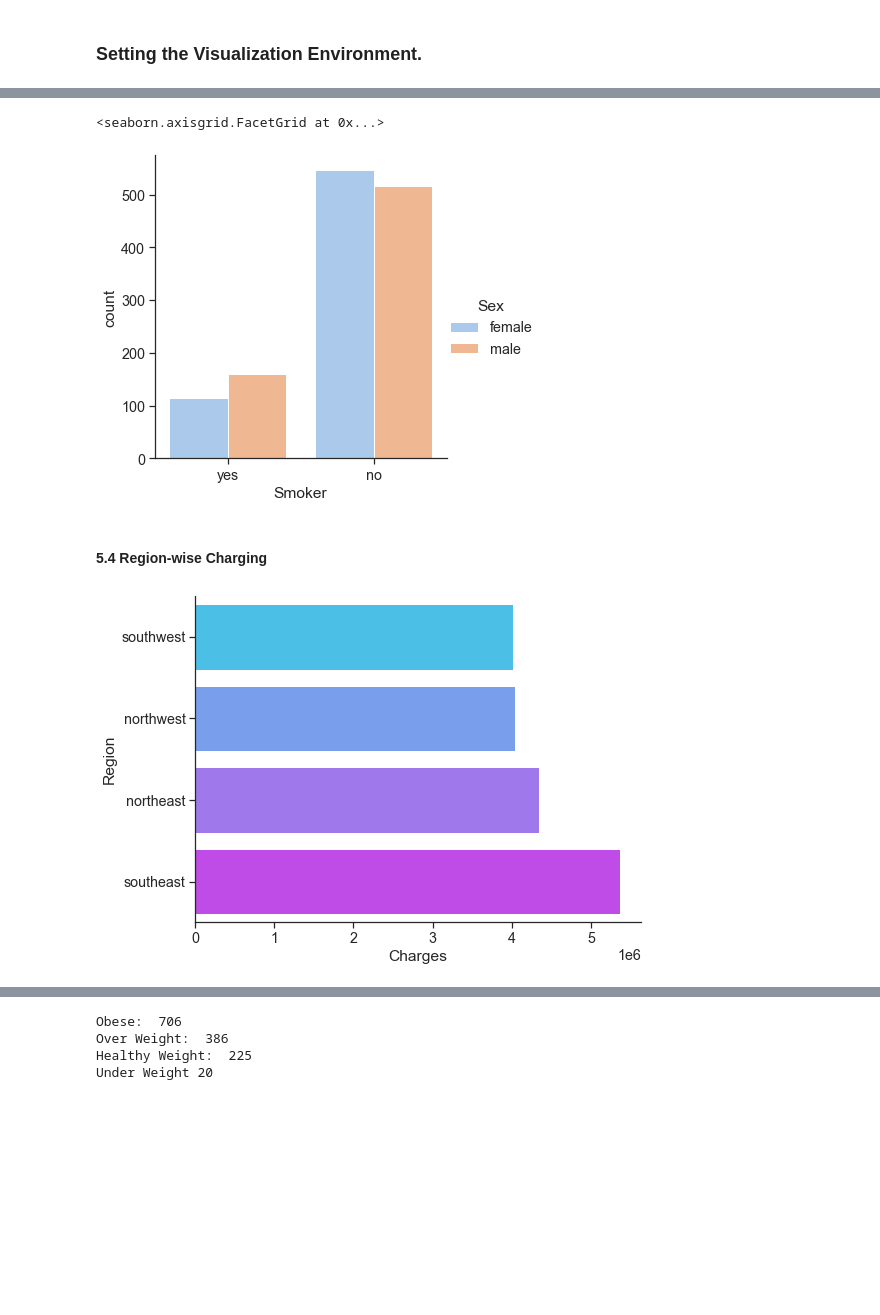
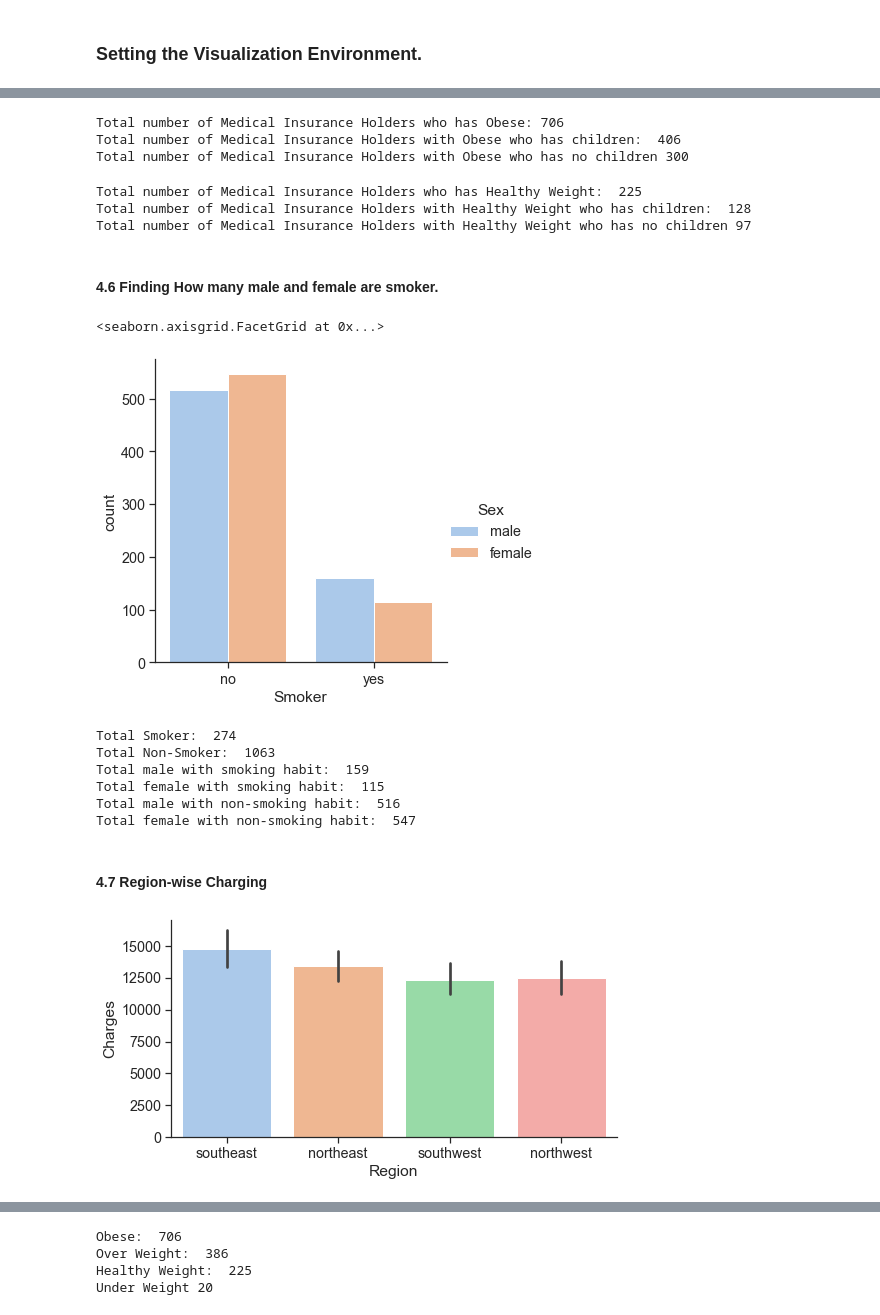
Before and after one commit to data301-2020-winter2/course-project-solo_105, a Jupyter notebook: analysis/milestone2.ipynb, the cells around one changed output, grey strips where cells are left out. Saved outputs shown, nothing was run; the diff lists cells and outputs as text; code cells hidden in the pictures; blank space fills up the shorter version.

```diff
--- a/analysis/milestone2.ipynb
+++ b/analysis/milestone2.ipynb
@@ -185,0 +231,10 @@ df = (
+# %%
+import os
+import sys
+module_path = os.path.abspath(os.path.join('..'))
+if module_path not in sys.path:
+    sys.path.append(module_path)
+from scripts import project_functions
+
+df = project_functions.load_and_process('../data/processed/insurance.csv')
+df.head()
@@ -229,13 +325,44 @@ sns.barplot(x=df['Children'], y=df['Charges'])
+# %%
+print('Total number of Medical Insurance Holders who has Obese:',np.sum([(df['Risk'] == 'Obese')]))
+print('Total number of Medical Insurance Holders with Obese who has children: ',np.sum([(df['Risk'] == 'Obese') & (df['Children'] != 0)]))
+print('Total number of Medical Insurance Holders with Obese who has no children',np.sum([(df['Risk'] == 'Obese') & (df['Children'] == 0)]))
+# %% [output]
+Total number of Medical Insurance Holders who has Obese: 706
+Total number of Medical Insurance Holders with Obese who has children:  406
+Total number of Medical Insurance Holders with Obese who has no children 300
+# %%
+print('Total number of Medical Insurance Holders who has Healthy Weight: ',np.sum([(df['Risk'] == 'Healthy Weight')]))
+print('Total number of Medical Insurance Holders with Healthy Weight who has children: ',np.sum([(df['Risk'] == 'Healthy Weight') & (df['Children'] != 0)]))
+print('Total number of Medical Insurance Holders with Healthy Weight who has no children',np.sum([(df['Risk'] == 'Healthy Weight') & (df['Children'] == 0)]))
+# %% [output]
+Total number of Medical Insurance Holders who has Healthy Weight:  225
+Total number of Medical Insurance Holders with Healthy Weight who has children:  128
+Total number of Medical Insurance Holders with Healthy Weight who has no children 97
+# %% [markdown]
+#### 4.6 Finding How many male and female are smoker.
 # %%
 sns.catplot(x="Smoker", kind="count",hue = 'Sex', palette="pastel", data=df)
 # %% [output]
 <seaborn.axisgrid.FacetGrid at 0x...>
-[figure, old version]
+[figure, new version]
+# %%
+print('Total Smoker: ',np.sum([(df['Smoker'] == 'yes')]))
+print('Total Non-Smoker: ',np.sum([(df['Smoker'] == 'no')]))
+print('Total male with smoking habit: ',np.sum([(df['Smoker'] == 'yes') & (df['Sex'] == "male")]))
+print('Total female with smoking habit: ',np.sum([(df['Smoker'] == 'yes') & (df['Sex'] == "female")]))
+print('Total male with non-smoking habit: ',np.sum([(df['Smoker'] == 'no') & (df['Sex'] == "male")]))
+print('Total female with non-smoking habit: ',np.sum([(df['Smoker'] == 'no') & (df['Sex'] == "female")]))
+# %% [output]
+Total Smoker:  274
+Total Non-Smoker:  1063
+Total male with smoking habit:  159
+Total female with smoking habit:  115
+Total male with non-smoking habit:  516
+Total female with non-smoking habit:  547
 # %% [markdown]
-#### 5.4 Region-wise Charging
+#### 4.7 Region-wise Charging
 # %%
-charges = df['Charges'].groupby(df.Region).sum().sort_values(ascending = True)
-f, ax = plt.subplots(1, 1, figsize=(8, 6))
-ax = sns.barplot(x = charges.head(), y =charges.head().index, palette='cool')
+f, ax = plt.subplots(1,1, figsize=(8,4))
+ax = sns.barplot(x = 'Region', y = 'Charges', data=df, palette='pastel')
 # %% [output]
-[figure, old version]
+[figure, new version]
```
Also changed, not shown: parts of 79 cells of this notebook, 2 other files.
